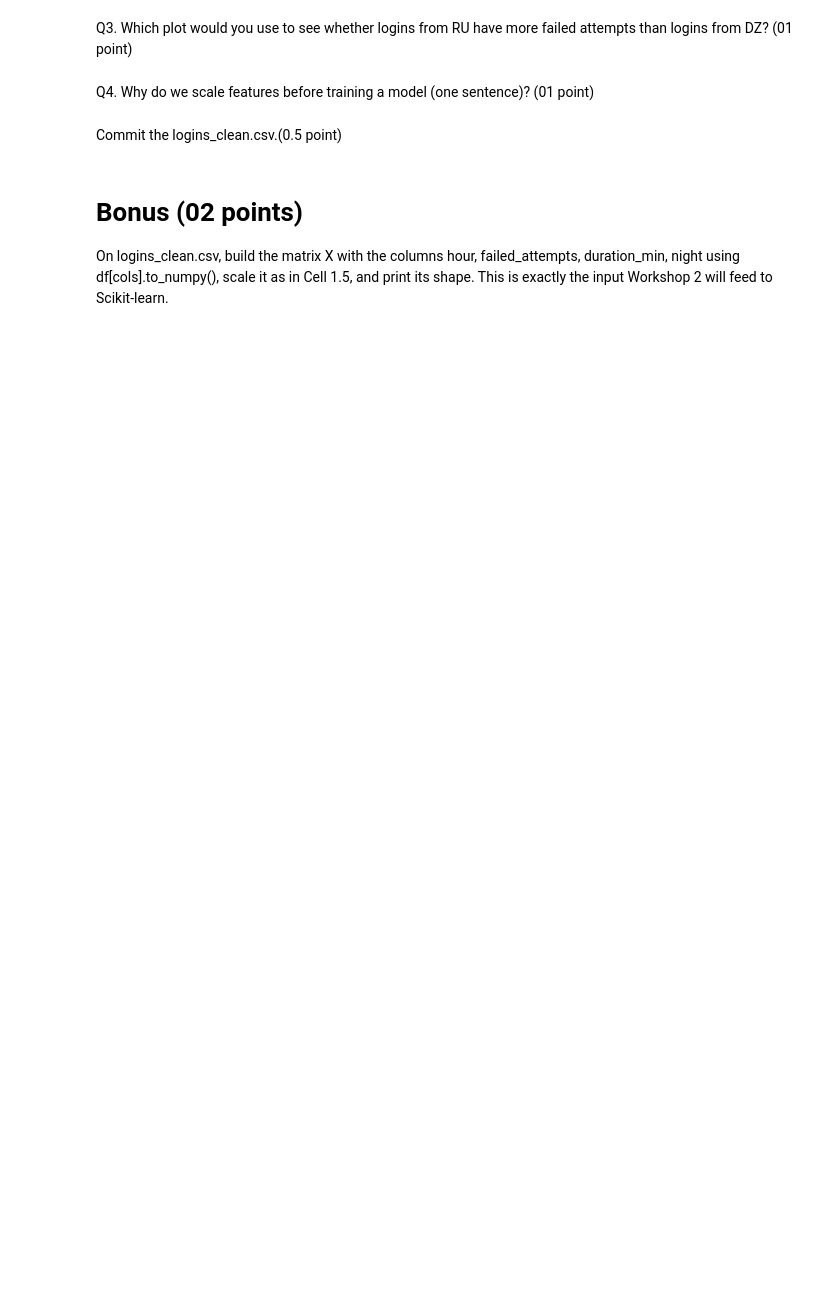
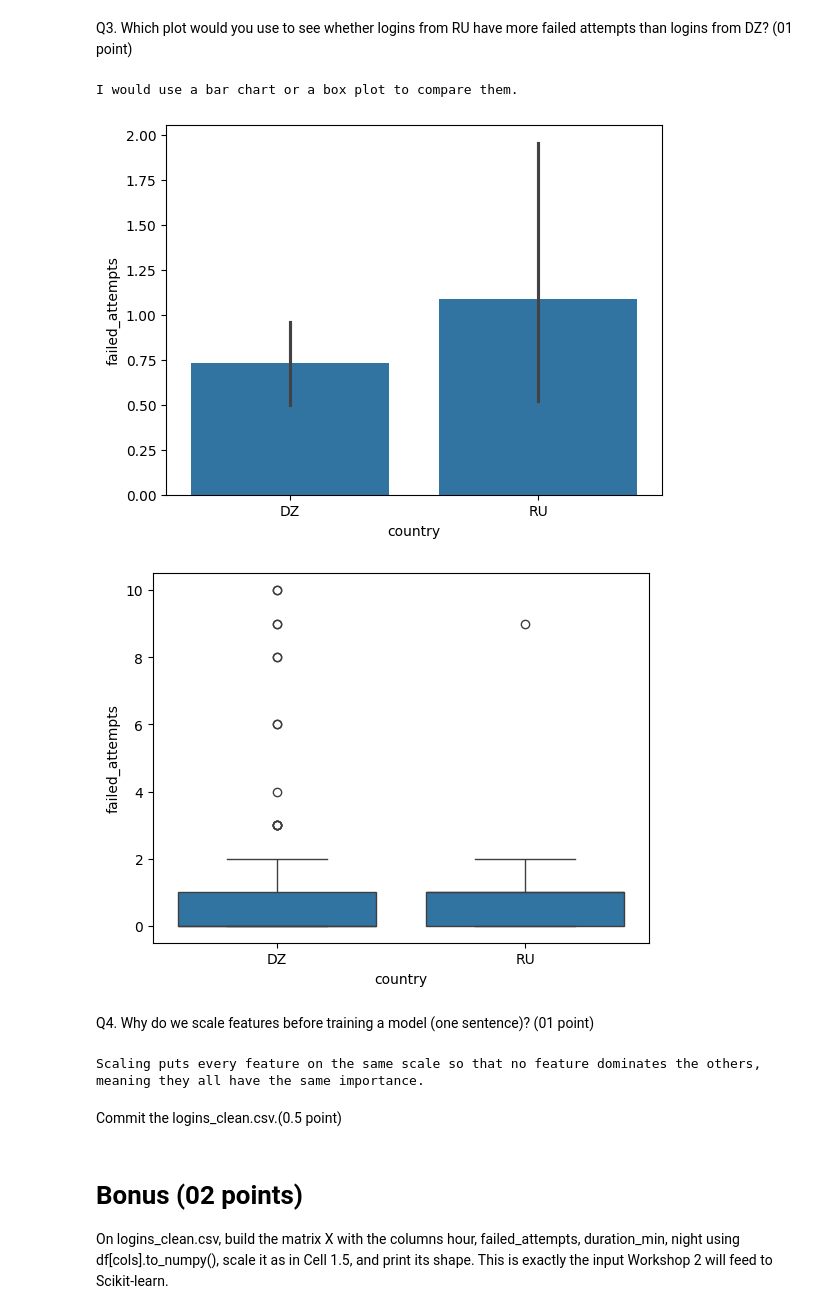
Before and after one commit to NuLL-Raven/Tp1Reel_MLDLS, a Jupyter notebook: TP1.ipynb, the cells around one changed output. Cells and saved outputs as stored; diff of their text form; code cells hidden in the pictures; blank space fills up the shorter version.

```diff
--- a/TP1.ipynb
+++ b/TP1.ipynb
@@ -208,2 +257,15 @@ Q3. Which plot would you use to see whether logins from RU have more failed atte
+# %%
+# Write your code here
+print("I would use a bar chart or a box plot to compare them.")
+
+sns.barplot(x='country', y='failed_attempts', data=log[(log['country'] == 'DZ') | (log['country'] == 'RU')])
+plt.show()
+
+sns.boxplot(x='country', y='failed_attempts', data=log[(log['country'] == 'DZ') | (log['country'] == 'RU')])
+plt.show()
+# %% [output]
+I would use a bar chart or a box plot to compare them.
+[figure, added]
+[figure, added]
 # %% [markdown]
 Q4. Why do we scale features before training a model (one sentence)? (01 point)
@@ -212,3 +272,8 @@ Q4. Why do we scale features before training a model (one sentence)? (01 point)
+# %%
+# Write your code here
+Scaling puts every feature on the same scale so that no feature dominates the others, meaning they all have the same importance.
+# %% [output]
+Scaling puts every feature on the same scale so that no feature dominates the others, meaning they all have the same importance.
 # %% [markdown]
 Commit the logins_clean.csv.(0.5 point)
 # %%
```
Also changed, not shown: parts of 9 cells of this notebook.
